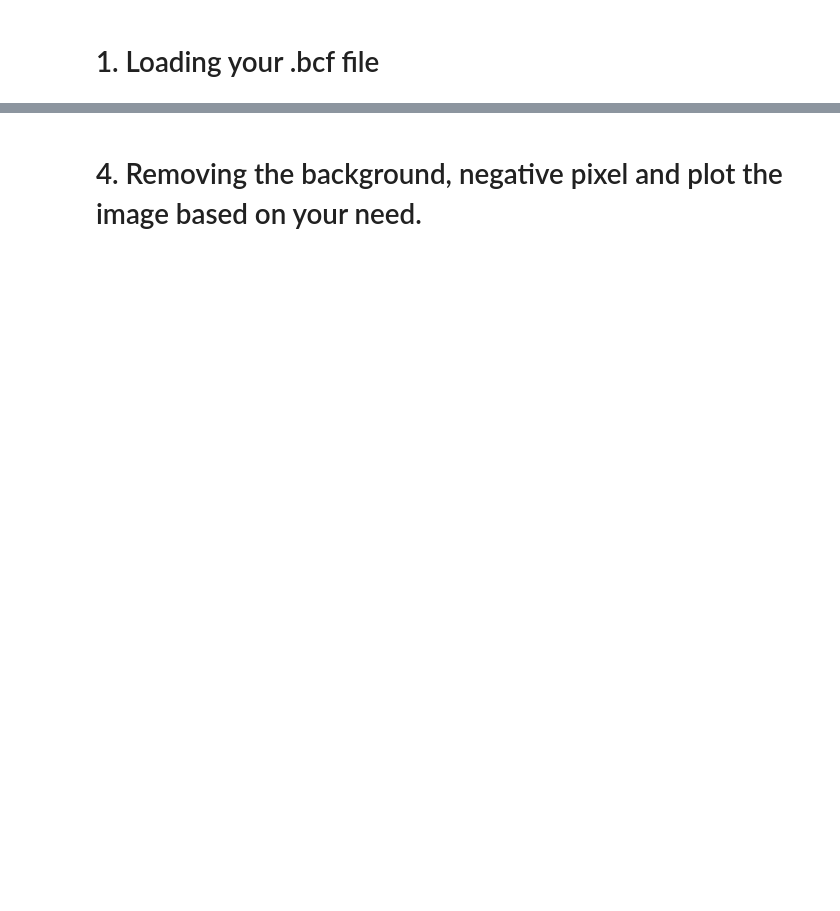
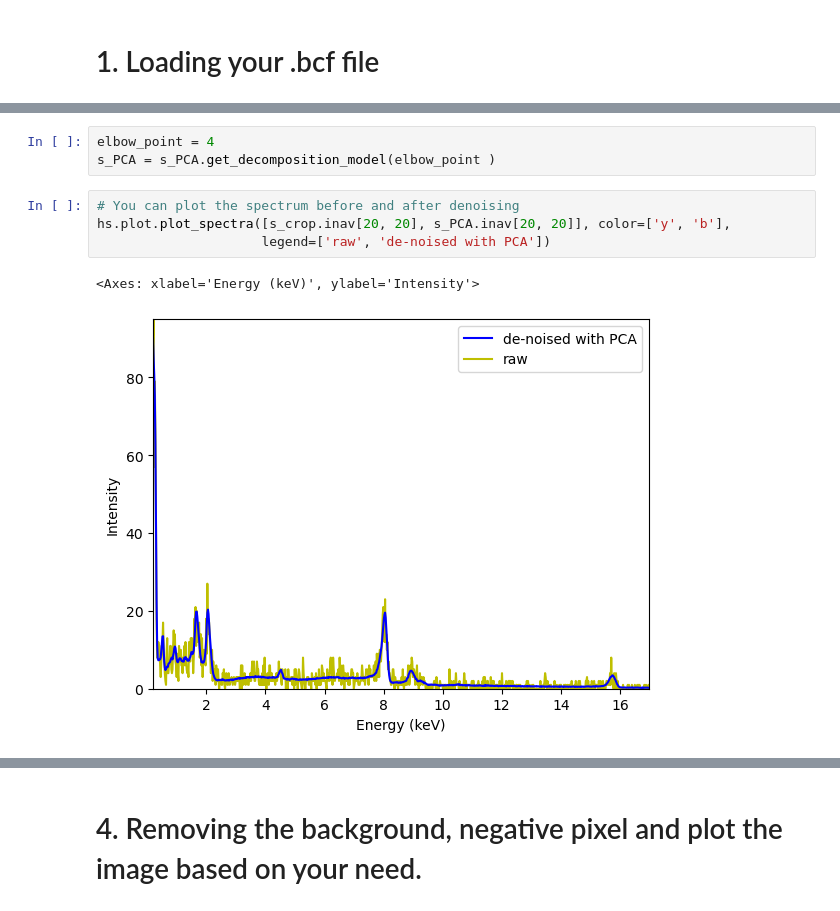
Before and after one commit to iceaiai/STEM, a Jupyter notebook: EDS.ipynb, the cells around one changed output, grey strips where cells are left out. Saved outputs shown, nothing was run; the diff lists cells and outputs as text; blank space fills up the shorter version.

```diff
--- a/EDS.ipynb
+++ b/EDS.ipynb
@@ -60,0 +355,10 @@ plot_binning_image(s,'h') #swith 'h' to 'v' if you want to sum vertically
+# %%
+elbow_point = 4
+s_PCA = s_PCA.get_decomposition_model(elbow_point )
+# %%
+# You can plot the spectrum before and after denoising
+hs.plot.plot_spectra([s_crop.inav[20, 20], s_PCA.inav[20, 20]], color=['y', 'b'],
+                     legend=['raw', 'de-noised with PCA'])
+# %% [output]
+<Axes: xlabel='Energy (keV)', ylabel='Intensity'>
+[figure, added]
```
Also changed, not shown: parts of 108 cells of this notebook.
